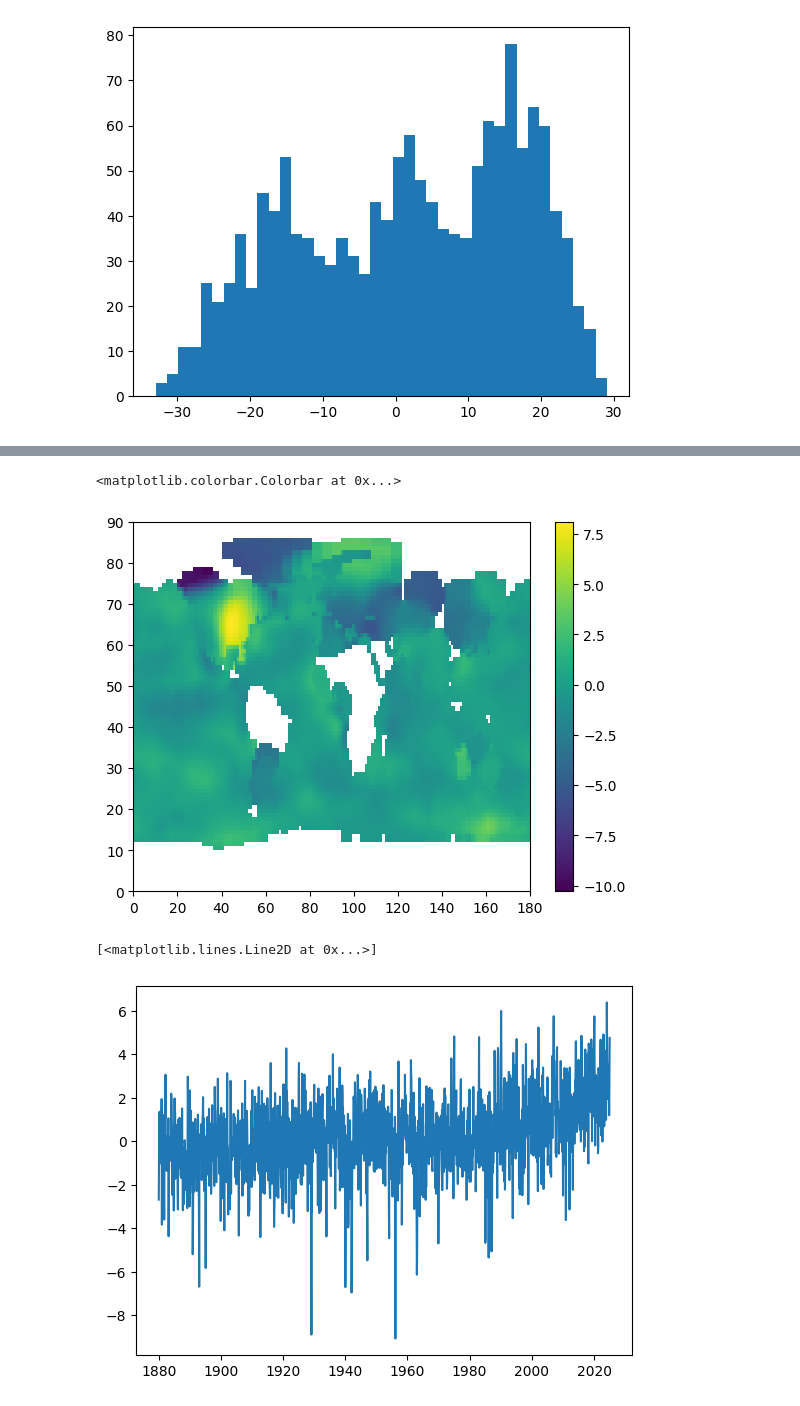
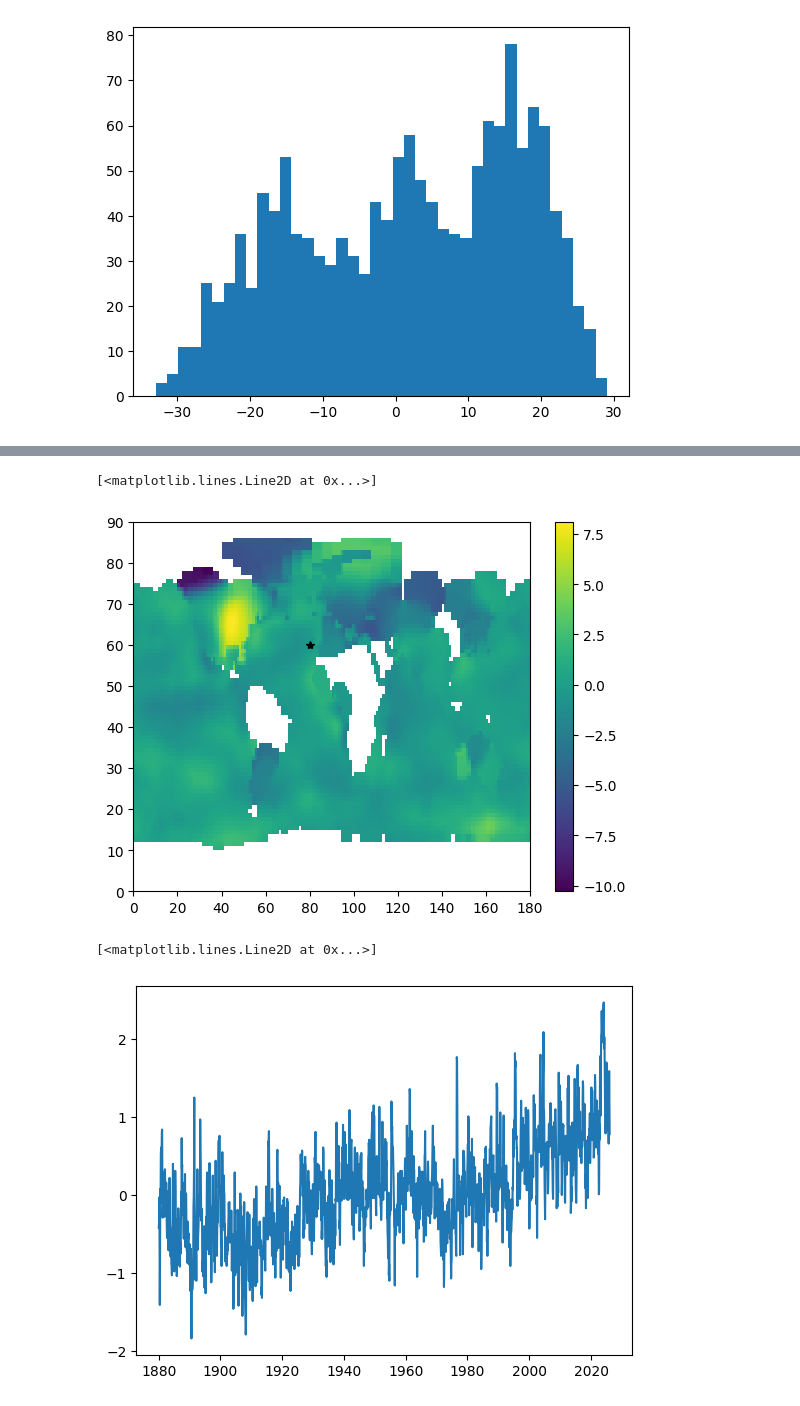
Before and after one commit to milicak/Data_Analysis_Course, a Jupyter notebook: 02_Normal_distribution.ipynb, the cells around one changed output, grey strips where cells are left out. Drawn from its saved outputs; the diff is of its cells as text; code cells hidden in the pictures.

```diff
--- a/02_Normal_distribution.ipynb
+++ b/02_Normal_distribution.ipynb
@@ -238,10 +204,11 @@ Attributes:
 # %%
 plt.pcolormesh(ds.tempanomaly[0,:,:]);plt.colorbar()
+plt.plot(80,60,'k-*')
 # %% [output]
-<matplotlib.colorbar.Colorbar at 0x...>
+[<matplotlib.lines.Line2D at 0x...>]
-[figure, old version]
+[figure, new version]
 # %%
-plt.plot(ds.time,ds.tempanomaly[:,70,100])
+plt.plot(ds.time,ds.tempanomaly[:,60,80])
 # %% [output]
 [<matplotlib.lines.Line2D at 0x...>]
-[figure, old version]
+[figure, new version]
```
Also changed, not shown: parts of 22 cells of this notebook.
